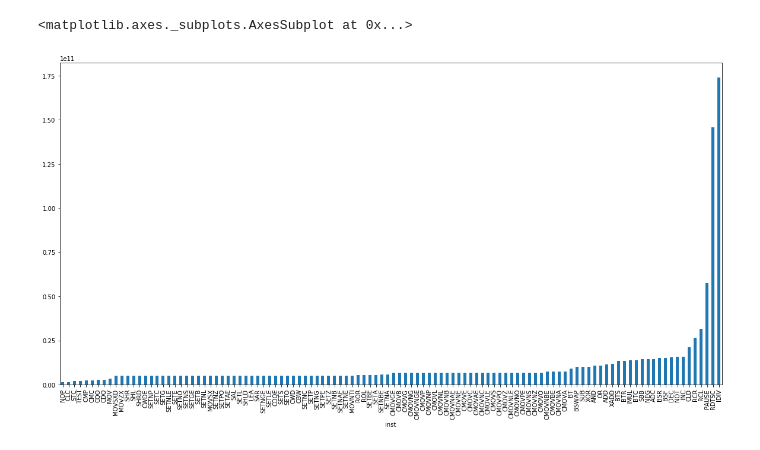
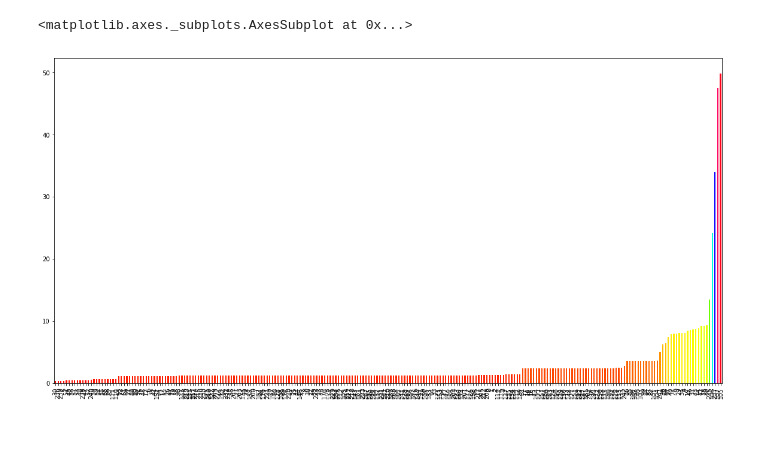
Before and after one commit to VitorRamos/instructions_energy, a Jupyter notebook: analysis.ipynb, the cells around one changed output. Cells and saved outputs as stored; diff of their text form; code cells hidden in the pictures.

```diff
--- a/analysis.ipynb
+++ b/analysis.ipynb
@@ -154,0 +41,4 @@ print(suported, unsuported, len(instr))
+# %%
+RAPL_ENERGY_PKG= 2.3283064365386962890625e-10
+df = pd.read_csv("general_purpose.csv").sort_values("energy")
+df["energy"]*=RAPL_ENERGY_PKG
@@ -155,5 +63,6 @@ print(suported, unsuported, len(instr))
 # %%
-df = pd.read_csv("energy_inst.csv")
-# pd.crosstab(df["inst"],df["args"],df["energy"],aggfunc=max).plot.bar(figsize=(15,7))
-# plt.legend(fontsize=14)
-# plt.ylabel("Energy",fontsize=20)
+pd.crosstab(df["inst"],df["args"],df["energy"],aggfunc=max).plot.bar(figsize=(15,7))
+legend(fontsize=10)
+xlabel("Instruction",fontsize=20)
+ylabel("Energy",fontsize=20)
+title("Energy per argument",fontsize=20)
@@ -173,5 +123,5 @@ dtype: float64
 # %%
-df.groupby("inst").energy.mean().sort_values().plot.bar(figsize=(20,10))
+df["energy"].plot.bar(figsize=(20,10),color=cm.hsv(df["energy"]/df["energy"].max()))
 # %% [output]
 <matplotlib.axes._subplots.AxesSubplot at 0x...>
-[figure, old version]
+[figure, new version]
```
Also changed, not shown: parts of 20 cells of this notebook.
